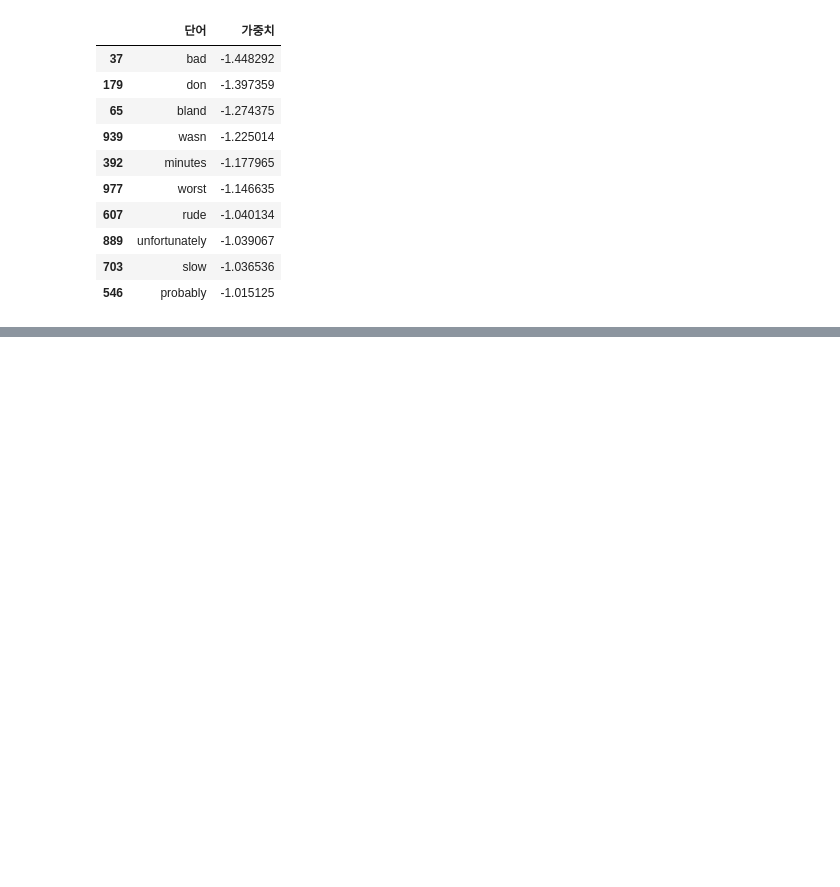
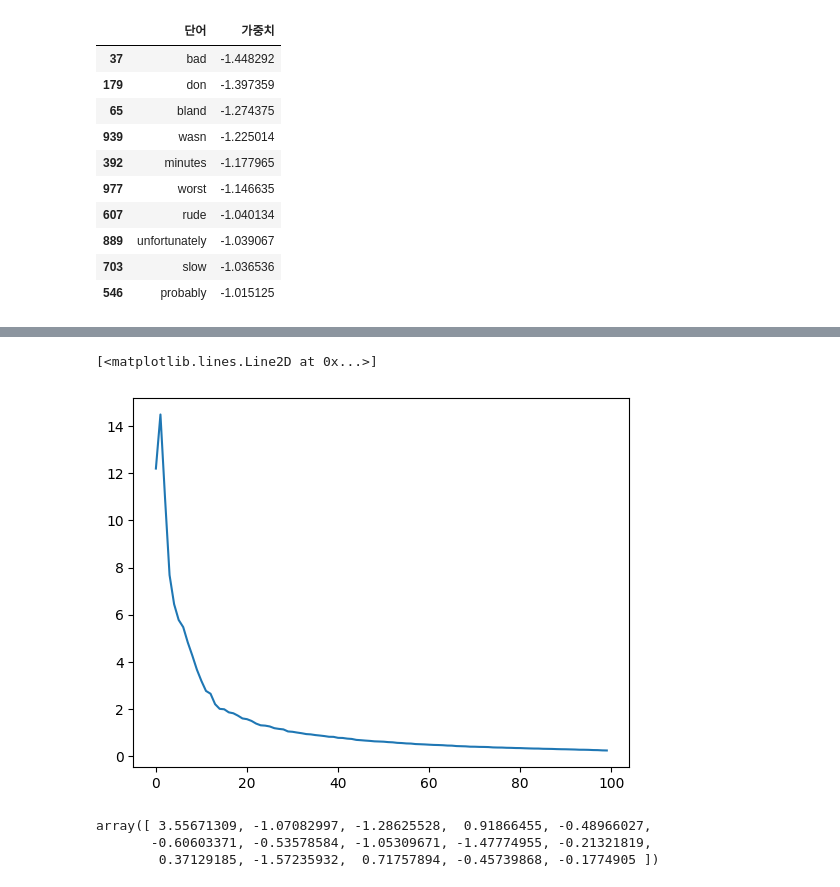
Before and after one commit to HYLee810/projectmanager, a Jupyter notebook: 웹스크래핑_실습.ipynb, the cells around one changed output, grey strips where cells are left out. Drawn from its saved outputs; the diff is of its cells as text; code cells hidden in the pictures; blank space fills up the shorter version.

```diff
--- a/웹스크래핑_실습.ipynb
+++ b/웹스크래핑_실습.ipynb
@@ -342,0 +362,4 @@ word_coef.sort_values('가중치').head(10)
+# %%
+import pandas as pd
+df = pd.read_excel('./sample_data/patents.xlsx')
+df.head()
@@ -342,0 +381,7 @@ word_coef.sort_values('가중치').head(10)
+# %%
+import kiwipiepy
+kiwi = kiwipiepy.Kiwi()
+def extract_nouns(text):
+  for token in kiwi.tokenize(text):
+    if token.tag in {'NNG', 'NNP'}:
+       yield token.form # 형태소 분석
@@ -342,0 +392,4 @@ word_coef.sort_values('가중치').head(10)
+# %%
+from sklearn.feature_extraction.text import CountVectorizer
+cv = CountVectorizer(tokenizer=extract_nouns, min_df=10) # min_df=10 : 최소 10건의 특허에 나온 단어만 사용하겠다
+dtm = cv.fit_transform(df.abstract)
@@ -342,0 +421,10 @@ word_coef.sort_values('가중치').head(10)
+# %%
+from sklearn.decomposition import TruncatedSVD
+svd = TruncatedSVD(n_components=100, random_state=1234) # LSA(토픽모델링 방법) -> SVD(수학적 방법)
+doc_emb = svd.fit_transform(dtm)
+# %%
+import matplotlib.pyplot as plt
+plt.plot(svd.explained_variance_)
+# %% [output]
+[<matplotlib.lines.Line2D at 0x...>]
+[figure, added]
@@ -342,0 +434,6 @@ word_coef.sort_values('가중치').head(10)
+# %%
+doc_emb[0] # 텍스터 하나당 고유한 숫자 하나씩 부여(문서 임베딩 = 디지털 지문)
+# %% [output]
+array([ 3.55671309, -1.07082997, -1.28625528,  0.91866455, -0.48966027,
+       -0.60603371, -0.53578584, -1.05309671, -1.47774955, -0.21321819,
+        0.37129185, -1.57235932,  0.71757894, -0.45739868, -0.1774905 ])
```
Also changed, not shown: parts of 19 cells of this notebook.
